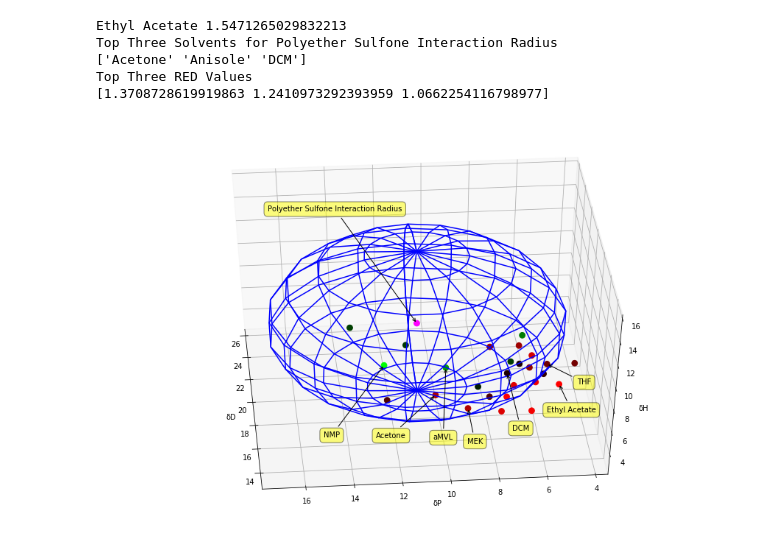
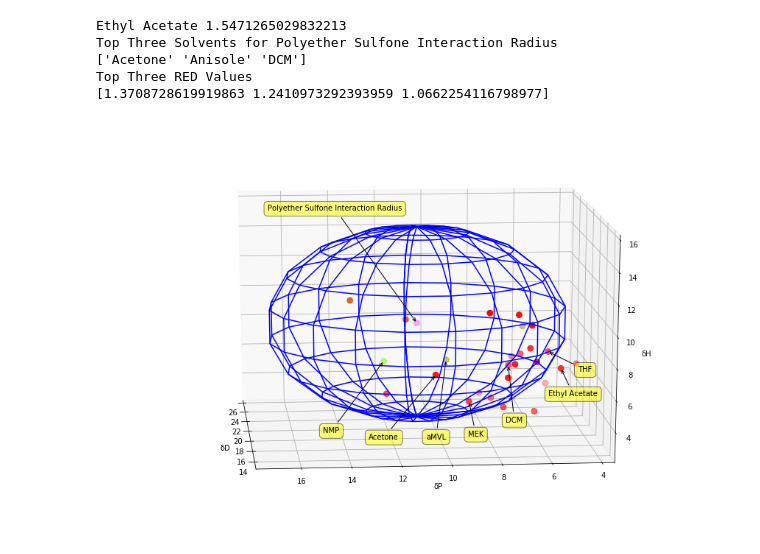
Before and after one commit to neltnerb/Solvent_Chart, a Jupyter notebook: Solvents.ipynb, the cells around one changed output. Cells and saved outputs as stored; diff of their text form; code cells hidden in the pictures.

Commit message:
shifted angles and color schema

```diff
--- a/Solvents.ipynb
+++ b/Solvents.ipynb
@@ -54,7 +54,7 @@ H = df['δH'].values
 
 fig = plt.figure(figsize=(15, 10))
 ax = fig.add_subplot(111, projection='3d')
-ax.view_init(45, 175)
+ax.view_init(15, 175)
 
 SelectedPolymer = PES
 PolymerTitle = 'Polyether Sulfone Interaction Radius'
@@ -72,8 +72,8 @@ Ra = np.sqrt(4*(D-SelectedPolymer[0])**2+(P-SelectedPolymer[1])**2+(H-SelectedPo
 RED = np.array(Ra/SelectedPolymer[3])
 
 # Get green and red values from 0-1 for coloring the dots.
-greenvals = np.array(np.maximum(0, np.minimum(1, (1-RED))))
-redvals = np.array(np.maximum(0, np.minimum(1, (RED-1))))
+greenvals = np.array(np.maximum(0, np.minimum(1, (1-RED**2))))
+redvals = np.array(np.maximum(0, np.minimum(1, RED**2)))
 
 colors = []
 greenvals = greenvals/max(greenvals[0:-2])
@@ -88,7 +88,7 @@ ax.set_ylabel('δP')
 ax.set_zlabel('δH')
 markersize = 60
 
-ax.scatter(D,P,H, s=markersize, c=colors, marker='o', depthshade=False)
+ax.scatter(D,P,H, s=markersize, c=colors, marker='o', depthshade=True)
 
 u, v = np.mgrid[0:2*np.pi:20j, 0:np.pi:10j]
 x = SelectedPolymer[0]+SelectedPolymer[3]*np.cos(u)*np.sin(v)
@@ -99,36 +99,36 @@ ax.plot_wireframe(x, y, z, color="b")
 # Add titles for the desired chemicals.
 #for i in range(0, 25):
 #    addtitle(i)
-addtitle(0, 10, -100)
-addtitle(1, 30, -80)
+addtitle(0, 0, -110)
+addtitle(1, 20, -80)
 addtitle(3, -60, -100)
 addtitle(13, 60, -30)
 addtitle(25, 50, -40)
-addtitle(10, -40, -60)
+addtitle(10, -50, -90)
 addtitle(9, 20, -50)
 addtitle(26, -20, 150)
 
 print(Names[25], RED[25])
 
 # Finally, let's produce a list of the best solvents for our chosen polymer.
 
 dtype = [('RED', float), ('D', float), ('P', float), ('H', float), ('Name', 'S22')]
 solvents = np.stack([RED, D, P, H, Names])
 ind = np.argsort(solvents[0,1:-2])
 sorted_solvents = solvents[1:-2,ind]
 print("Top Three Solvents for " + PolymerTitle)
 print(solvents[4,ind[1:4]])
 print("Top Three RED Values")
 print(solvents[0,ind[1:4]])
 
 plt.show()
 
 # This shows each of the provided solvents, as well as the chosen polymer and the polymer's solubility radius.
 # Dots in green fell within the radius and are solvents for the polymer. Dots in red are insoluble.
 # %% [output]
 Ethyl Acetate 1.5471265029832213
 Top Three Solvents for Polyether Sulfone Interaction Radius
 ['Acetone' 'Anisole' 'DCM']
 Top Three RED Values
 [1.3708728619919863 1.2410973292393959 1.0662254116798977]
-[figure, old version]
+[figure, new version]
```
